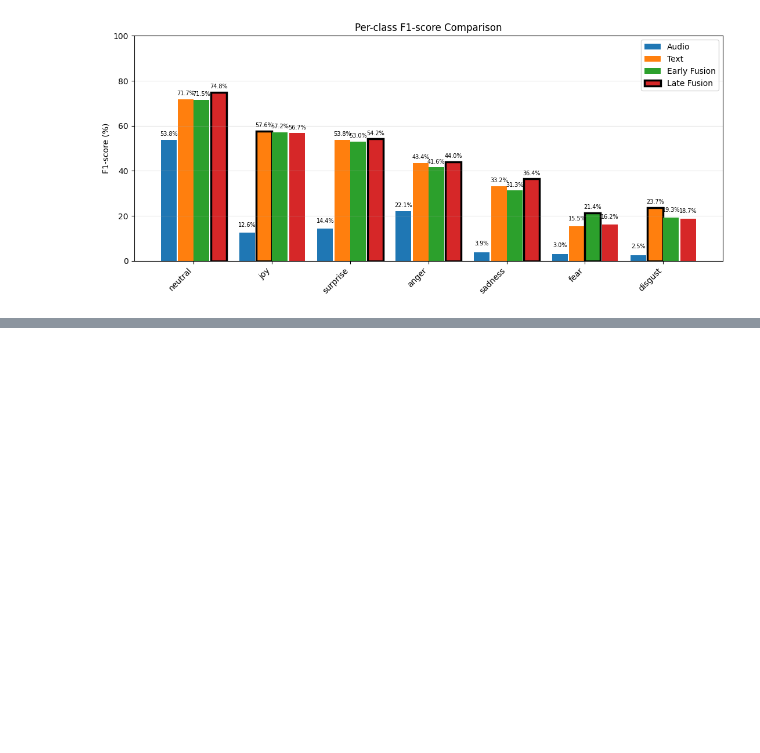
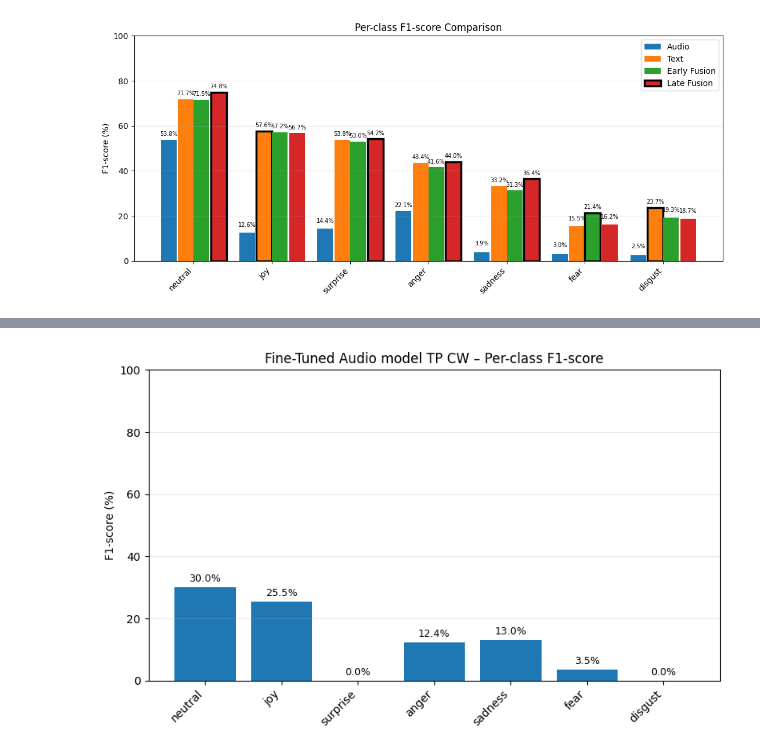
Before and after one commit to PetraMicanovic/multimodal-emotion-recognition, a Jupyter notebook: notebooks/MELD/02_audio_temporal_pooling_and_class_weights.ipynb, the cells around one changed output, grey strips where cells are left out. Drawn from its saved outputs; the diff is of its cells as text; code cells hidden in the pictures; blank space fills up the shorter version.

```diff
--- a/notebooks/MELD/02_audio_temporal_pooling_and_class_weights.ipynb
+++ b/notebooks/MELD/02_audio_temporal_pooling_and_class_weights.ipynb
@@ -1396,0 +1453,9 @@ plot_per_class_f1_comparison(
+# %%
+plot_per_class_f1(
+    y_true=ft_audio_results["y_true"],
+    y_pred=ft_audio_results["y_pred"],
+    class_names=CONFIG["emotion_labels"],
+    title="Fine-Tuned Audio model TP CW – Per-class F1-score"
+)
+# %% [output]
+[figure, added]
```
Also changed, not shown: parts of 9 cells of this notebook.
